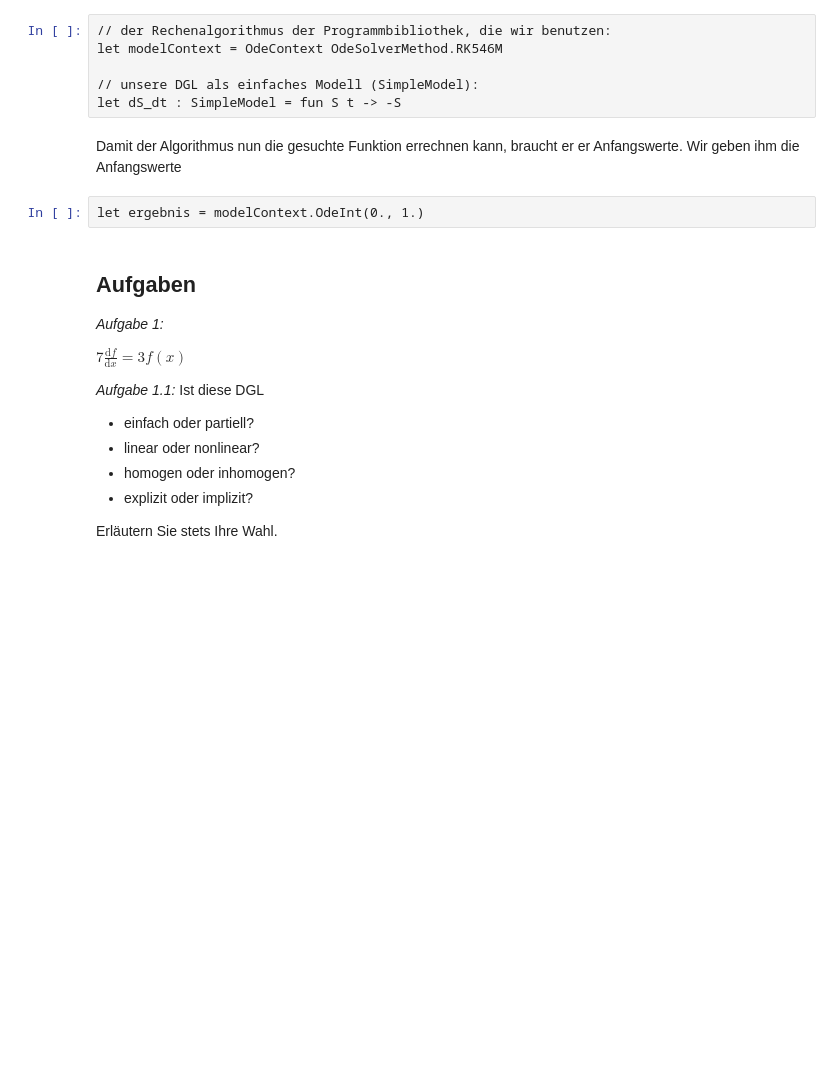
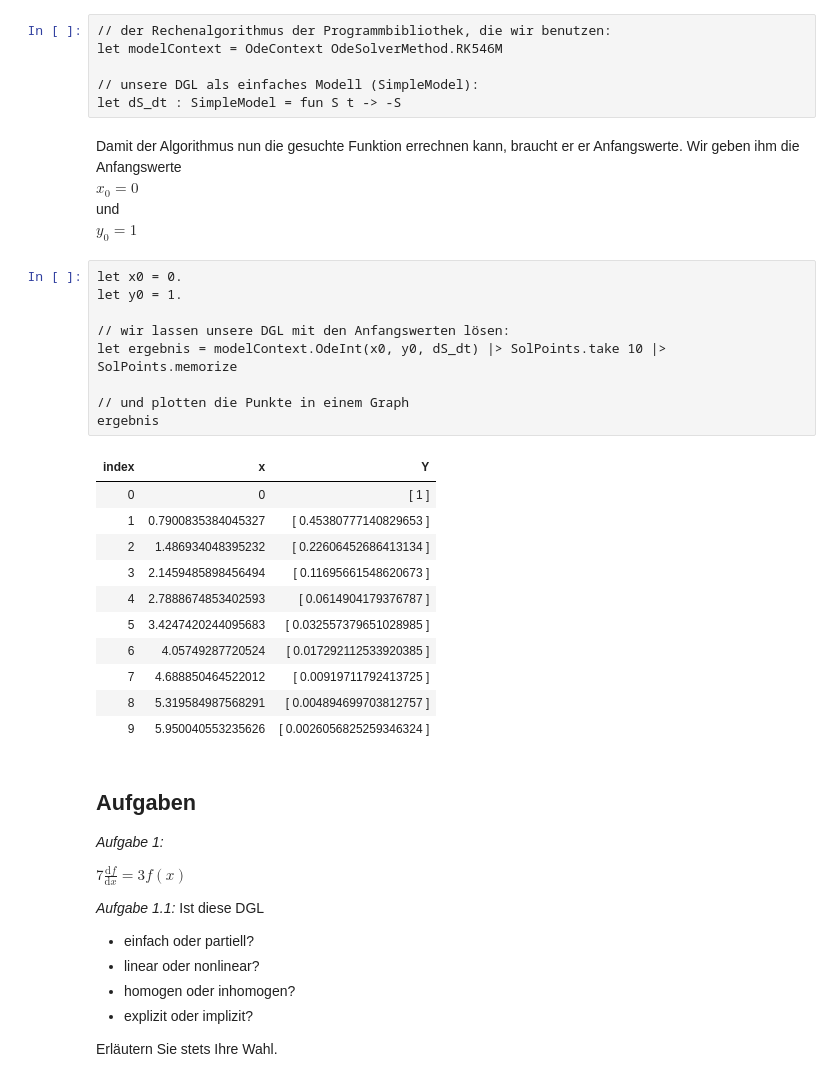
Before and after one commit to CSBiology/BIO-MBP-06-U-2, a Jupyter notebook: notebooks/day1/ODEs_Basics.ipynb, the cells around one changed output. Drawn from its saved outputs; the diff is of its cells as text; blank space fills up the shorter version.

```diff
--- a/notebooks/day1/ODEs_Basics.ipynb
+++ b/notebooks/day1/ODEs_Basics.ipynb
@@ -107,8 +107,30 @@ let dS_dt : SimpleModel = fun S t -> -S
 # %% [markdown]
 Damit der Algorithmus nun die gesuchte Funktion errechnen kann, braucht er er Anfangswerte.
 Wir geben ihm die Anfangswerte
+$x_0 = 0$
+und
+$y_0 = 1$
-# %%
-let ergebnis = modelContext.OdeInt(0., 1.)
+# %%
+let x0 = 0.
+let y0 = 1.
+
+// wir lassen unsere DGL mit den Anfangswerten lösen:
+let ergebnis = modelContext.OdeInt(x0, y0, dS_dt) |> SolPoints.take 10 |> SolPoints.memorize
+
+// und plotten die Punkte in einem Graph
+ergebnis
+# %% [output]
+| index | x | Y |
+| 0 | 0 | [ 1 ] |
+| 1 | 0.7900835384045327 | [ 0.45380777140829653 ] |
+| 2 | 1.486934048395232 | [ 0.22606452686413134 ] |
+| 3 | 2.1459485898456494 | [ 0.11695661548620673 ] |
+| 4 | 2.7888674853402593 | [ 0.0614904179376787 ] |
+| 5 | 3.4247420244095683 | [ 0.032557379651028985 ] |
+| 6 | 4.05749287720524 | [ 0.017292112533920385 ] |
+| 7 | 4.688850464522012 | [ 0.00919711792413725 ] |
+| 8 | 5.319584987568291 | [ 0.004894699703812757 ] |
+| 9 | 5.950040553235626 | [ 0.0026056825259346324 ] |
 # %% [markdown]
 ## Aufgaben
 
```
